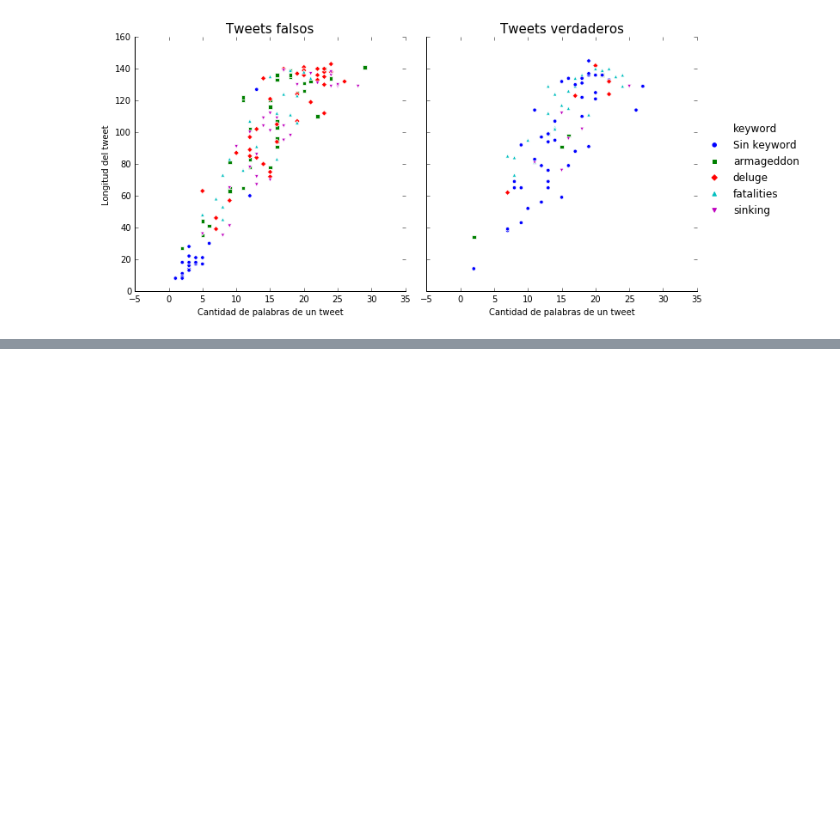
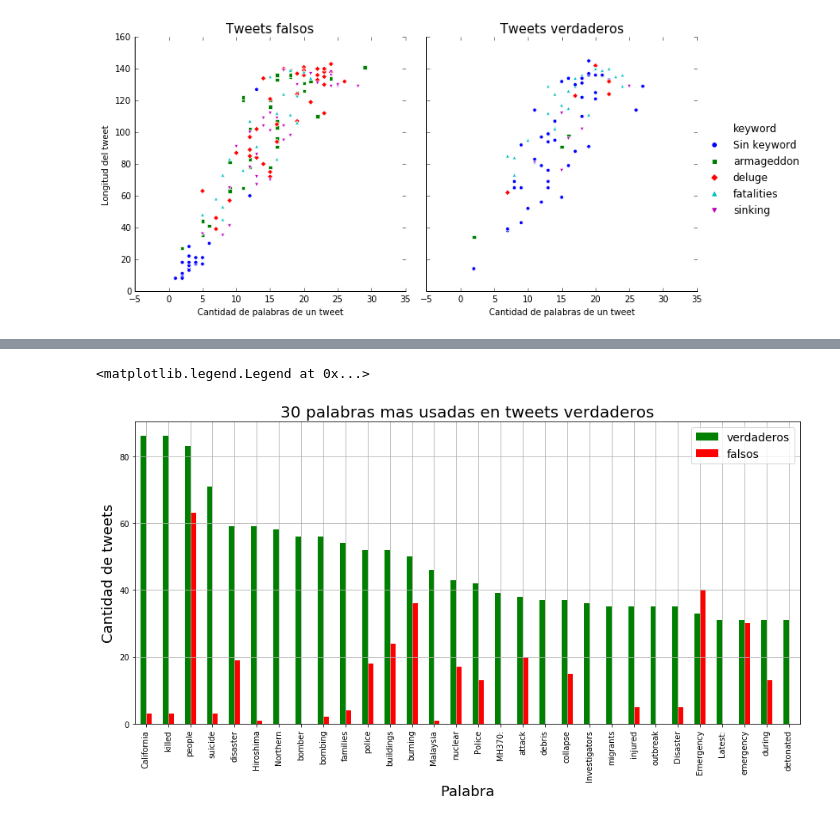
Before and after one commit to gastonfiuba/TP1Orga, a Jupyter notebook: TP1_Orga_De_Datos/AnalisisTP.ipynb, the cells around one changed output, grey strips where cells are left out. Drawn from its saved outputs; the diff is of its cells as text; code cells hidden in the pictures; blank space fills up the shorter version.

```diff
--- a/TP1_Orga_De_Datos/AnalisisTP.ipynb
+++ b/TP1_Orga_De_Datos/AnalisisTP.ipynb
@@ -714,0 +813,4 @@ g[1].set_xlabel("Cantidad de palabras de un tweet",fontsize=10)
+# %%
+df_palabras = df_palabras_verdaderas.append(df_palabras_falsas)
+df_palabras.columns = ['palabra','target']
+df_palabras.head()
@@ -714,0 +824,5 @@ g[1].set_xlabel("Cantidad de palabras de un tweet",fontsize=10)
+# %%
+# Me quedo con las palabras que tienen mas de 5 letras
+df_palabras['longitud'] = df_palabras['palabra'].agg(lambda x: len(x))
+df_palabras = df_palabras[df_palabras['longitud'] > 5]
+df_palabras.head()
@@ -714,0 +836,6 @@ g[1].set_xlabel("Cantidad de palabras de un tweet",fontsize=10)
+# %%
+grupo_palabras = df_palabras.groupby('palabra')['target'].agg(['sum','count'])
+grupo_palabras['falsos'] = grupo_palabras['count'] - grupo_palabras['sum']
+del grupo_palabras['count']
+grupo_palabras.columns = ['verdaderos','falsos']
+grupo_palabras.head()
@@ -714,0 +850,11 @@ g[1].set_xlabel("Cantidad de palabras de un tweet",fontsize=10)
+# %%
+df_palabras_ordenadas = grupo_palabras.sort_values('verdaderos', ascending=False)
+# %%
+grafico = df_palabras_ordenadas.iloc[0:30].plot(kind='bar', grid=True, figsize=(15,7), color=['green','red'])
+grafico.set_title('30 palabras mas usadas en tweets verdaderos',fontsize=20)
+grafico.set_xlabel('Palabra',fontsize=18)
+grafico.set_ylabel('Cantidad de tweets',fontsize=18)
+grafico.legend(fontsize=14)
+# %% [output]
+<matplotlib.legend.Legend at 0x...>
+[figure, added]
```
Also changed, not shown: parts of 19 cells of this notebook.
